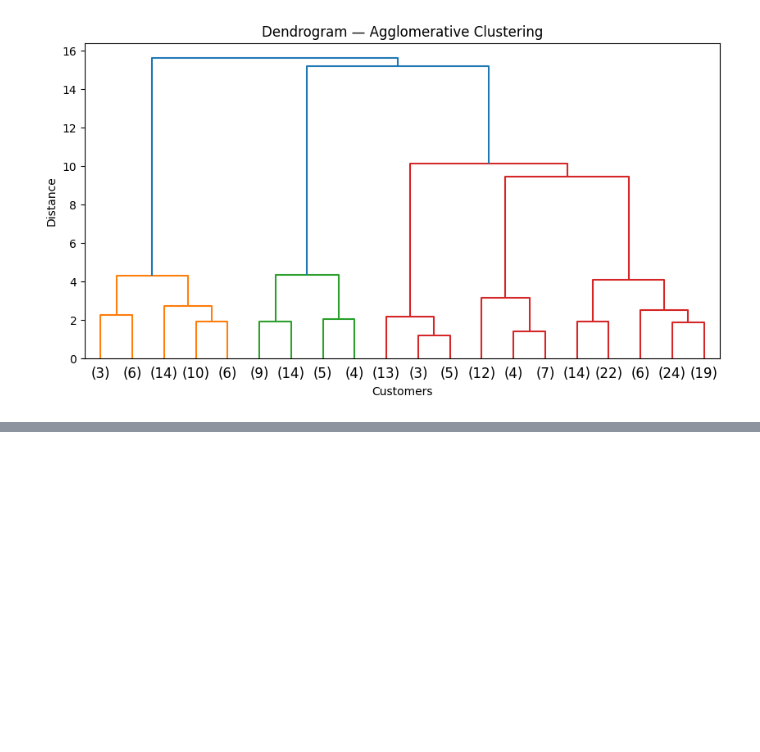
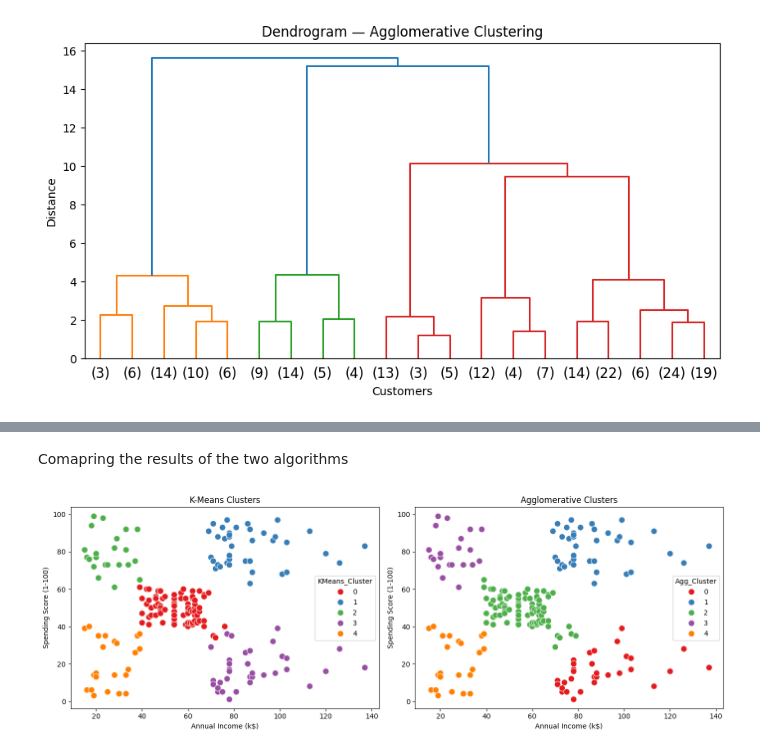
Before and after one commit to yusuf-codes10/touir-youcef-abderahim-ml-automal-homework, a Jupyter notebook: machine_learning.ipynb, the cells around one changed output, grey strips where cells are left out. Cells and saved outputs as stored; diff of their text form; code cells hidden in the pictures; blank space fills up the shorter version.

```diff
--- a/machine_learning.ipynb
+++ b/machine_learning.ipynb
@@ -221,0 +235,18 @@ plt.show()
+# %% [markdown]
+Comapring the results of the two algorithms
+# %%
+# 4. Compare K-Means vs Agglomerative side by side
+fig, axes = plt.subplots(1, 2, figsize=(14, 5))
+
+sns.scatterplot(data=mall_df, x='Annual Income (k$)', y='Spending Score (1-100)',
+                hue='KMeans_Cluster', palette='Set1', ax=axes[0], s=80)
+axes[0].set_title('K-Means Clusters')
+
+sns.scatterplot(data=mall_df, x='Annual Income (k$)', y='Spending Score (1-100)',
+                hue='Agg_Cluster', palette='Set1', ax=axes[1], s=80)
+axes[1].set_title('Agglomerative Clusters')
+
+plt.tight_layout()
+plt.show()
+# %% [output]
+[figure, added]
```
Also changed, not shown: parts of 2 cells of this notebook.
